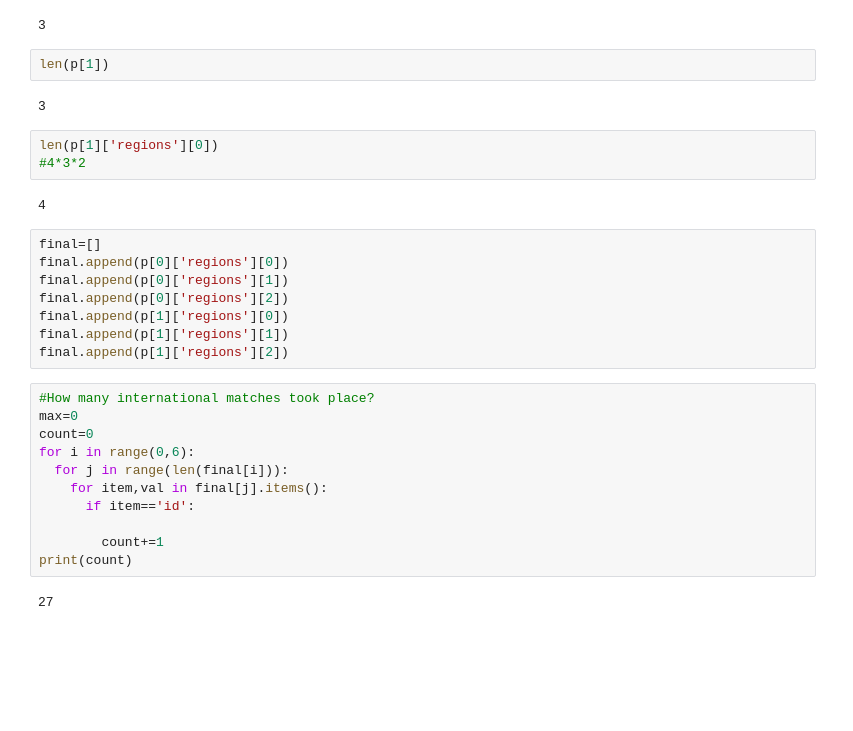
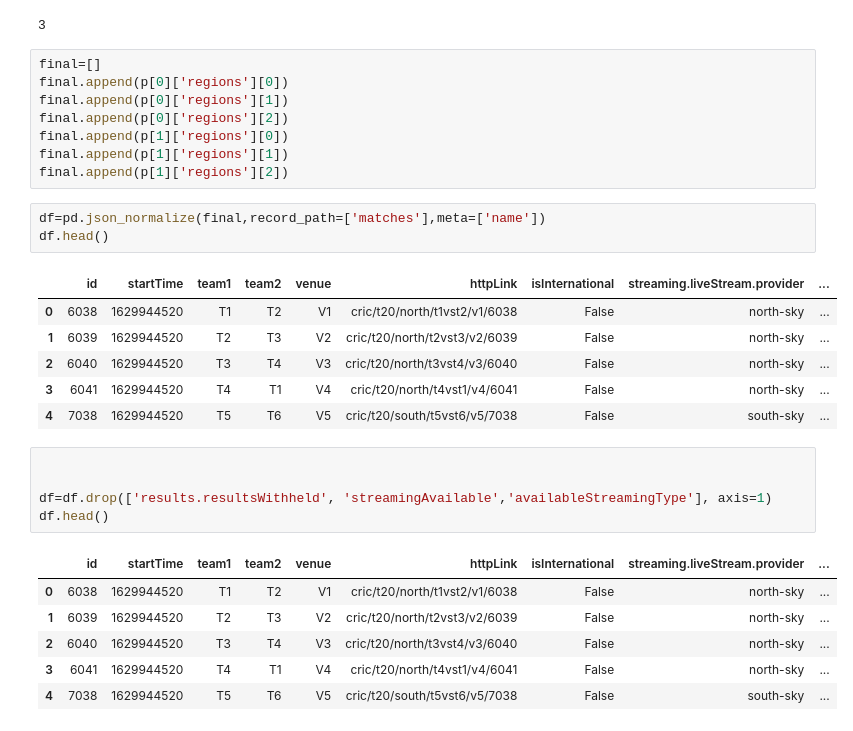
Before and after one commit to MadeehaMinhas/assessment, a Jupyter notebook: assessment.ipynb, the cells around one changed output. Cells and saved outputs as stored; diff of their text form; blank space fills up the shorter version.

```diff
--- a/assessment.ipynb
+++ b/assessment.ipynb
@@ -18,15 +36,6 @@ list
 len(p[0])
 # %% [output]
 3
-# %%
-len(p[1])
-# %% [output]
-3
-# %%
-len(p[1]['regions'][0])
-#4*3*2
-# %% [output]
-4
 # %%
 final=[]
 final.append(p[0]['regions'][0])
@@ -35,16 +44,25 @@ final.append(p[0]['regions'][2])
 final.append(p[1]['regions'][0])
 final.append(p[1]['regions'][1])
 final.append(p[1]['regions'][2])
-# %%
-#How many international matches took place?
-max=0
-count=0
-for i in range(0,6):
-  for j in range(len(final[i])):
-    for item,val in final[j].items():
-      if item=='id':
-
-        count+=1
-print(count)
-# %% [output]
-27
+# %%
+df=pd.json_normalize(final,record_path=['matches'],meta=['name'])
+df.head()
+# %% [output]
+|  | id | startTime | team1 | team2 | venue | httpLink | isInternational | streaming.liveStream.provider | ... |
+| 0 | 6038 | 1629944520 | T1 | T2 | V1 | cric/t20/north/t1vst2/v1/6038 | False | north-sky | ... |
+| 1 | 6039 | 1629944520 | T2 | T3 | V2 | cric/t20/north/t2vst3/v2/6039 | False | north-sky | ... |
+| 2 | 6040 | 1629944520 | T3 | T4 | V3 | cric/t20/north/t3vst4/v3/6040 | False | north-sky | ... |
+| 3 | 6041 | 1629944520 | T4 | T1 | V4 | cric/t20/north/t4vst1/v4/6041 | False | north-sky | ... |
+| 4 | 7038 | 1629944520 | T5 | T6 | V5 | cric/t20/south/t5vst6/v5/7038 | False | south-sky | ... |
+# %%
+
+
+df=df.drop(['results.resultsWithheld', 'streamingAvailable','availableStreamingType'], axis=1)
+df.head()
+# %% [output]
+|  | id | startTime | team1 | team2 | venue | httpLink | isInternational | streaming.liveStream.provider | ... |
+| 0 | 6038 | 1629944520 | T1 | T2 | V1 | cric/t20/north/t1vst2/v1/6038 | False | north-sky | ... |
+| 1 | 6039 | 1629944520 | T2 | T3 | V2 | cric/t20/north/t2vst3/v2/6039 | False | north-sky | ... |
+| 2 | 6040 | 1629944520 | T3 | T4 | V3 | cric/t20/north/t3vst4/v3/6040 | False | north-sky | ... |
+| 3 | 6041 | 1629944520 | T4 | T1 | V4 | cric/t20/north/t4vst1/v4/6041 | False | north-sky | ... |
+| 4 | 7038 | 1629944520 | T5 | T6 | V5 | cric/t20/south/t5vst6/v5/7038 | False | south-sky | ... |
```
Also changed, not shown: parts of 11 cells of this notebook.
